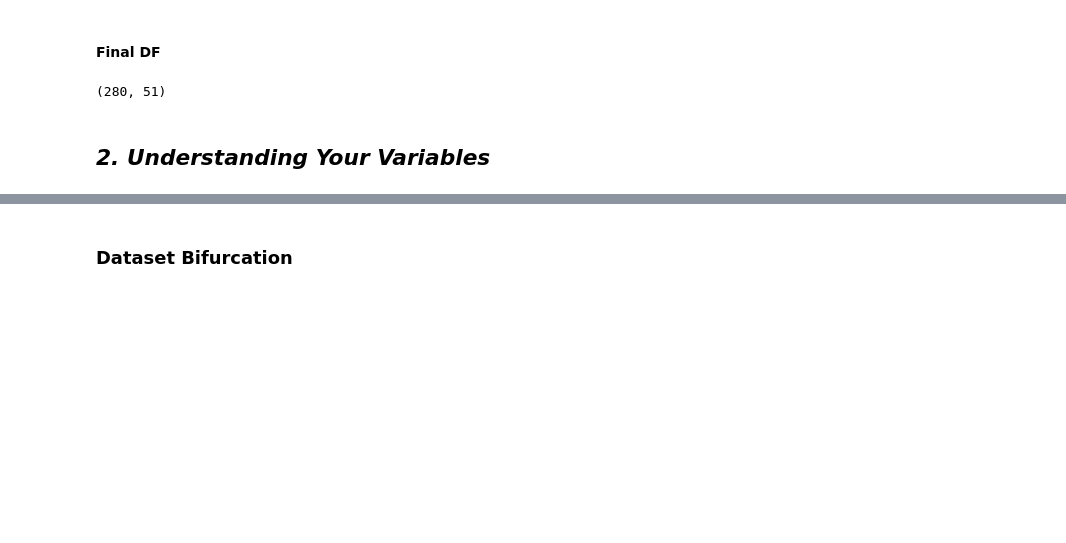
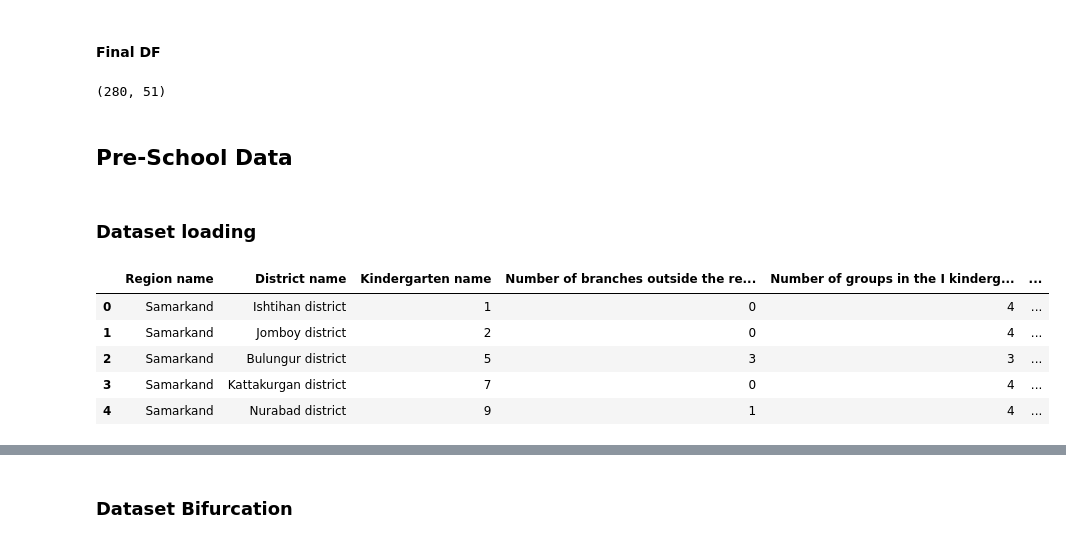
Before and after one commit to Kartikrast/social-infra-prediction-model, a Jupyter notebook: python_files/steps.ipynb, the cells around one changed output, grey strips where cells are left out. Drawn from its saved outputs; the diff is of its cells as text; code cells hidden in the pictures; blank space fills up the shorter version.

Commit message:
started working with pre-school data

```diff
--- a/python_files/steps.ipynb
+++ b/python_files/steps.ipynb
@@ -972,5 +844,18 @@ final_df = final_df.merge(resource_hos_df_transformed, on=['region', 'district',
 display(final_df.shape)
 # %% [output]
 (280, 51)
-# %% [markdown]
-## ***2. Understanding Your Variables***
+# %% [markdown]
+## Pre-School Data
+# %% [markdown]
+### Dataset loading
+# %%
+pre_school_file = r"C:\Users\pc\OneDrive\Documents\Dev_Tools\test_codes\social_infra\excel_files\PreSchools.xlsx"
+pre_school_df = pd.read_excel(pre_school_file)
+pre_school_df.head()
+# %% [output]
+|  | Region name | District name | Kindergarten name | Number of branches outside the re... | Number of groups in the I kinderg... | ... |
+| 0 | Samarkand | Ishtihan district | 1 | 0 | 4 | ... |
+| 1 | Samarkand | Jomboy district | 2 | 0 | 4 | ... |
+| 2 | Samarkand | Bulungur district | 5 | 3 | 3 | ... |
+| 3 | Samarkand | Kattakurgan district | 7 | 0 | 4 | ... |
+| 4 | Samarkand | Nurabad district | 9 | 1 | 4 | ... |
```
Also changed, not shown: parts of 34 cells of this notebook.
